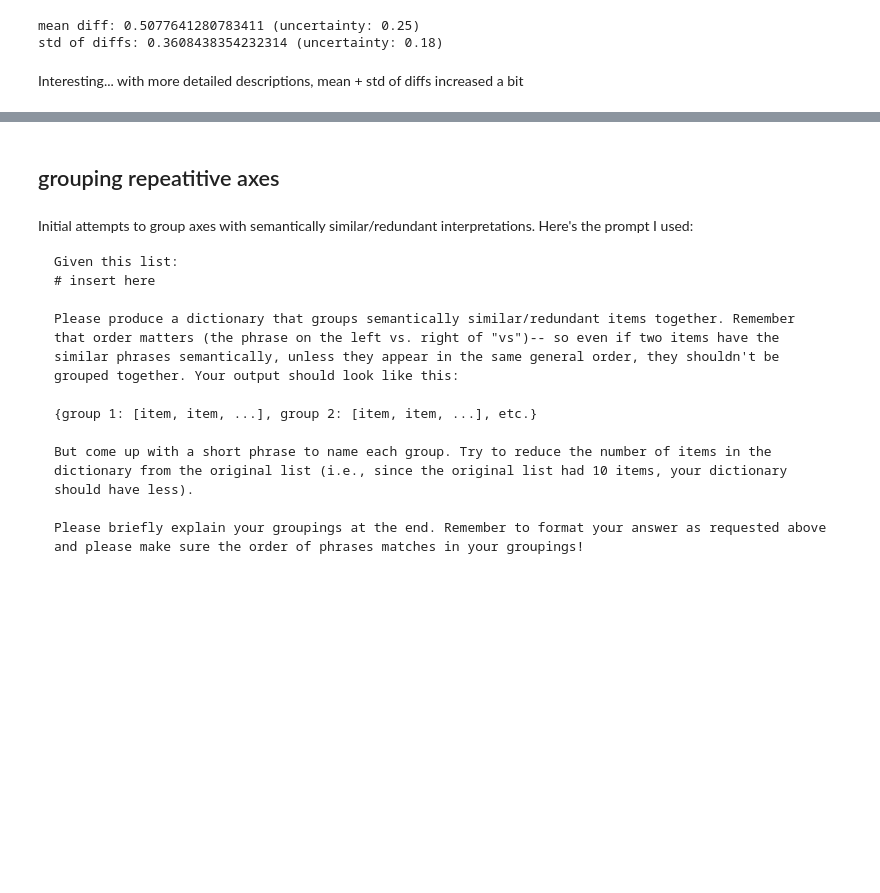
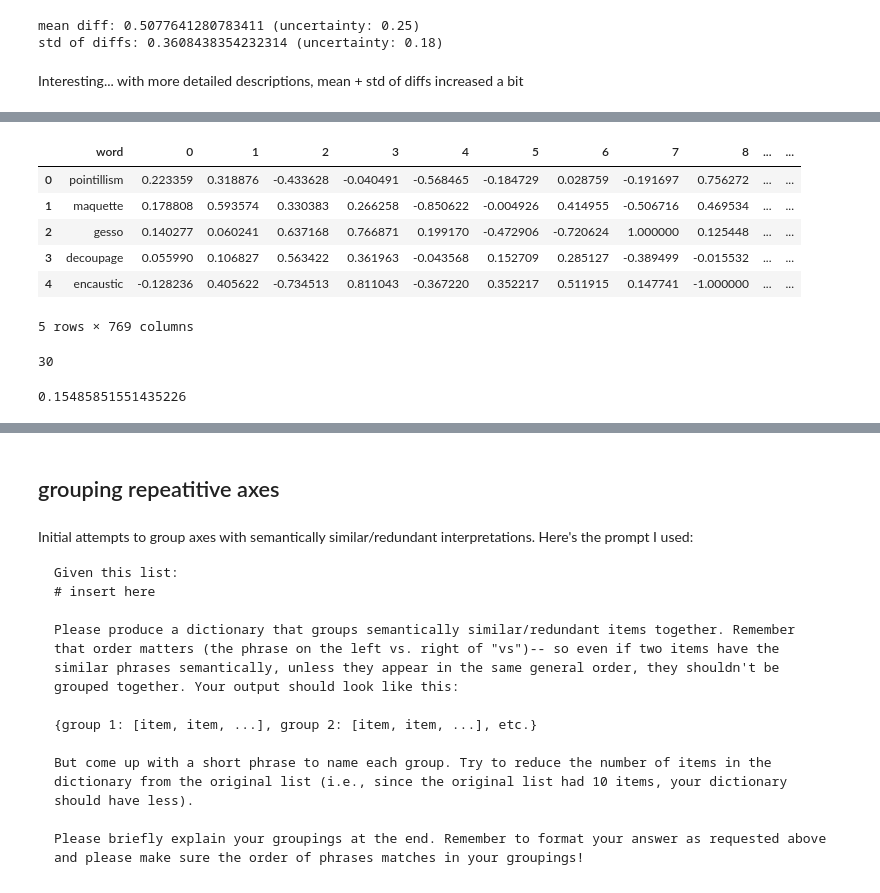
Before and after one commit to mattelim/interprexis-mit-6.8610-nlp, a Jupyter notebook: catherine_eval_2.ipynb, the cells around one changed output, grey strips where cells are left out. Drawn from its saved outputs; the diff is of its cells as text; code cells hidden in the pictures; blank space fills up the shorter version.

```diff
--- a/catherine_eval_2.ipynb
+++ b/catherine_eval_2.ipynb
@@ -546,0 +682,56 @@ Interesting... with more detailed descriptions, mean + std of diffs increased a
+# %%
+# normalize each column to be between -1 and 1
+scaler = MinMaxScaler(feature_range=(-1,1))
+df_test.iloc[:,1:] = scaler.fit_transform(df_test.iloc[:,1:])
+
+# sanity check
+df_test.head()
+# %% [output]
+|  | word | 0 | 1 | 2 | 3 | 4 | 5 | 6 | 7 | 8 | ... | ... |
+| 0 | pointillism | 0.223359 | 0.318876 | -0.433628 | -0.040491 | -0.568465 | -0.184729 | 0.028759 | -0.191697 | 0.756272 | ... | ... |
+| 1 | maquette | 0.178808 | 0.593574 | 0.330383 | 0.266258 | -0.850622 | -0.004926 | 0.414955 | -0.506716 | 0.469534 | ... | ... |
+| 2 | gesso | 0.140277 | 0.060241 | 0.637168 | 0.766871 | 0.199170 | -0.472906 | -0.720624 | 1.000000 | 0.125448 | ... | ... |
+| 3 | decoupage | 0.055990 | 0.106827 | 0.563422 | 0.361963 | -0.043568 | 0.152709 | 0.285127 | -0.389499 | -0.015532 | ... | ... |
+| 4 | encaustic | -0.128236 | 0.405622 | -0.734513 | 0.811043 | -0.367220 | 0.352217 | 0.511915 | 0.147741 | -1.000000 | ... | ... |
+5 rows × 769 columns
+# %%
+# values assigned by chatgpt
+# generated vals for each axis
+# ❗️ note: these may not be the right length -- need to check/fix later
+axis0_1 = [-0.8, -0.5, -0.7, -0.4, -0.6, -0.3, 0.2, -0.1, -0.5, 0.3, -0.4, -0.6, -0.2, 0.1, -0.3, -0.5, 0.4, -0.2, -0.7, -0.6]
+axis0_2 = [-0.8, -0.2, -0.6, -0.4, -0.6, -0.1, 0, -0.2, -0.7, 0.2, -0.5, -0.6, -0.3, 0.1, -0.2, -0.1, 0.3, -0.4, -0.7, -0.8]
+axis0_3 = [-0.6, 0, -0.2, 0, -0.4, -0.5, 0.5, -0.1, -0.4, 0.3, -0.3, -0.2, 0, 0.2, -0.2, -0.1, 0.6, 0.1, -0.5, -0.4]
+axis1_1 = [-0.6, 0.2, -0.3, -0.2, 0.1, -0.5, -0.7, -0.6, -0.4, 0.3, -0.2, -0.5, -0.1, 0.4, -0.3, -0.4, 0.5, 0.2, -0.6, -0.5]
+axis1_2 = [-0.3, -0.2, -0.1, -0.4, -0.2, -0.1, 0.1, -0.2, -0.3, 0.2, -0.2, -0.3, -0.1, 0.1, -0.1, -0.2, 0.3, -0.2, -0.3, -0.4]
+axis1_3 = [-0.5, 0, -0.2, 0.1, -0.3, -0.1, 0.4, -0.6, -0.2, 0.3, 0, -0.3, 0, 0.2, 0, -0.1, 0.5, 0, -0.4, 0.6]
+axis2_1 = [0.5, 0.3, 0.2, 0.6, 0.4, 0.1, 0.7, 0.5, 0.3, 0.8, 0.2, 0.1, 0.6, 0.9, 0.2, 0.1, 0.7, 0.4, 0.3, 0.2]
+axis2_2 = [0.4, 0.2, 0.3, 0.5, 0.3, 0.1, 0.2, 0.1, 0.2, 0.6, 0.2, 0.3, 0.4, 0.5, 0.2, 0.1, 0.6, 0.3, 0.2, 0.3]
+axis2_3 = [0.4, 0, 0, 0.5, 0.6, 0.1, 0.2, 0.3, 0.1, 0.7, 0, 0.2, 0.3, 0.5, 0, 0, 0.4, 0, 0.2, 0.3]
+axis3_1 = [-0.7, -0.5, -0.6, -0.4, -0.5, -0.3, -0.8, -0.7, -0.6, 0.4, -0.5, -0.6, -0.4, 0.1, -0.3, -0.5, 0.3, -0.2, -0.7, -0.6]
+axis3_2 = [-0.6, -0.4, -0.5, -0.3, -0.5, -0.2, -0.1, -0.3, -0.6, 0.2, -0.4, -0.5, -0.3, 0.1, -0.2, -0.3, 0.4, -0.4, -0.6, -0.7]
+axis3_3 = [-0.5, 0, -0.4, 0.3, -0.6, -0.7, -0.2, -0.5, -0.3, 0.2, -0.2, -0.4, 0.1, 0.3, -0.3, -0.1, 0.4, 0, -0.6, -0.4]
+axis4_1 = [-0.4, -0.2, -0.3, 0.2, -0.1, -0.5, -0.6, -0.5, -0.3, 0.5, -0.2, -0.4, -0.1, 0.3, -0.2, -0.3, 0.4, -0.1, -0.5, -0.4]
+axis4_2 = [-0.3, -0.2, -0.1, 0.2, -0.2, -0.1, 0, -0.2, -0.3, 0.3, -0.2, -0.3, -0.1, 0.4, -0.1, -0.2, 0.3, -0.2, -0.3, -0.4]
+axis4_3 = [-0.2, 0, 0, 0.3, -0.1, -0.4, 0.5, -0.3, -0.2, 0.4, 0, -0.1, 0.2, 0.6, 0, -0.1, 0.5, 0, -0.3, 0.7]
+axis5_1 = [0.6, 0.4, 0.3, 0.7, 0.5, 0.2, 0.8, 0.6, 0.4, 0.9, 0.3, 0.2, 0.7, 1.0, 0.3, 0.2, 0.8, 0.5, 0.4, 0.3]
+axis5_2 = [0.5, 0.3, 0.4, 0.6, 0.4, 0.2, 0.3, 0.2, 0.3, 0.7, 0.3, 0.4, 0.5, 0.6, 0.3, 0.2, 0.7, 0.4, 0.3, 0.4]
+axis5_3 = [0.5, 0, 0.1, 0.6, 0.7, 0.4, 0.3, 0.2, 0.3, 0.8, 0.1, 0.2, 0.4, 0.6, 0, 0.1, 0.5, 0, 0.3, 0.2]
+axis6_1 = [-0.7, -0.5, -0.6, -0.4, -0.6, -0.3, -0.8, -0.7, -0.6, 0.3, -0.5, -0.6, -0.4, 0.2, -0.3, -0.5, 0.4, -0.2, -0.7, -0.6]
+axis6_2 = [-0.7, -0.5, -0.6, -0.4, -0.6, -0.3, -0.2, -0.5, -0.7, 0.3, -0.5, -0.6, -0.4, 0.2, -0.3, -0.4, 0.5, -0.5, -0.7, -0.8]
+axis6_3 = [-0.7, -0.5, -0.6, -0.3, -0.8, -0.4, 0.2, -0.2, -0.7, 0.4, -0.6, -0.5, 0.1, 0.3, -0.1, -0.2, 0.6, 0, -0.5, -0.3]
+axis7_1 = [0.6, 0.4, 0.3, 0.7, 0.5, 0.2, 0.8, 0.6, 0.4, 0.9, 0.3, 0.5, 0.7, 1.0, 0.3, 0.2, 0.8, 0.5, 0.4, 0.3]
+axis7_2 = [0.6, 0.4, 0.5, 0.7, 0.5, 0.3, 0.4, 0.3, 0.5, 0.8, 0.4, 0.5, 0.6, 0.7, 0.4, 0.3, 0.8, 0.5, 0.5, 0.6]
+axis7_3 = [0.5, 0, 0.1, 0.6, 0.7, 0.4, 0.3, 0.2, 0.3, 0.8, 0.1, 0.2, 0.4, 0.6, 0, 0.1, 0.5, 0, 0.3, 0.2]
+axis8_1 = [0.6, 0.4, 0.3, 0.7, 0.5, 0.2, 0.8, 0.6, 0.4, 0.9, 0.3, 0.5, 0.7, 1.0, 0.3, 0.2, 0.8, 0.5, 0.4, 0.3]
+axis8_2 = [0.5, 0.3, 0.4, 0.6, 0.4, 0.2, 0.3, 0.2, 0.4, 0.7, 0.3, 0.4, 0.5, 0.6, 0.3, 0.2, 0.7, 0.4, 0.4, 0.5]
+axis8_3 = [0.4, 0, 0.2, 0.5, 0.6, 0.3, 0.1, 0.3, 0.2, 0.7, 0, 0.3, 0.4, 0.5, 0, 0, 0.4, 0, 0.2, 0.3]
+axis9_1 = [0.5, 0.3, 0.4, 0.6, 0.5, -0.1, 0.7, 0.5, 0.4, 0.8, 0.2, 0.3, 0.6, -0.2, 0.1, 0.3, 0.7, 0.4, 0.5, 0.4]
+axis9_2 = [0.4, 0.2, 0.3, 0.5, 0.3, 0.1, 0.2, 0.1, 0.3, 0.6, 0.2, 0.3, 0.4, 0.5, 0.2, 0.1, 0.6, 0.3, 0.2, 0.4]
+axis9_3 = [0.3, 0, 0.2, 0.5, 0.4, 0.1, 0.6, 0.2, 0.1, 0.7, 0, 0.3, 0.5, 0.6, -0.1, 0.1, 0.4, 0, 0.3, 0.2]
+
+# combine all the axis data into a list of lists
+all_axes = [axis0_1, axis0_2, axis0_3, axis1_1, axis1_2, axis1_3, axis2_1, axis2_2, axis2_3, axis3_1, axis3_2, axis3_3, axis4_1, axis4_2, axis4_3, axis5_1, axis5_2, axis5_3, axis6_1, axis6_2, axis6_3, axis7_1, axis7_2, axis7_3, axis8_1, axis8_2, axis8_3, axis9_1, axis9_2, axis9_3]
+
+print(len(all_axes))
+# %% [output]
+30
@@ -546,0 +765,11 @@ Interesting... with more detailed descriptions, mean + std of diffs increased a
+# %%
+# round each value in mean lists to 3 decimal places
+# and only save mean std values
+for axis in axis_dict:
+    axis_dict[axis]["mean"] = [round(val, 3) for val in axis_dict[axis]["mean"]]
+    axis_dict[axis]["std"] = statistics.mean(axis_dict[axis]["std"])
+
+# print overall mean std
+print(statistics.mean([axis_dict[axis]["std"] for axis in axis_dict]))
+# %% [output]
+0.15485851551435226
```
Also changed, not shown: parts of 23 cells of this notebook.
